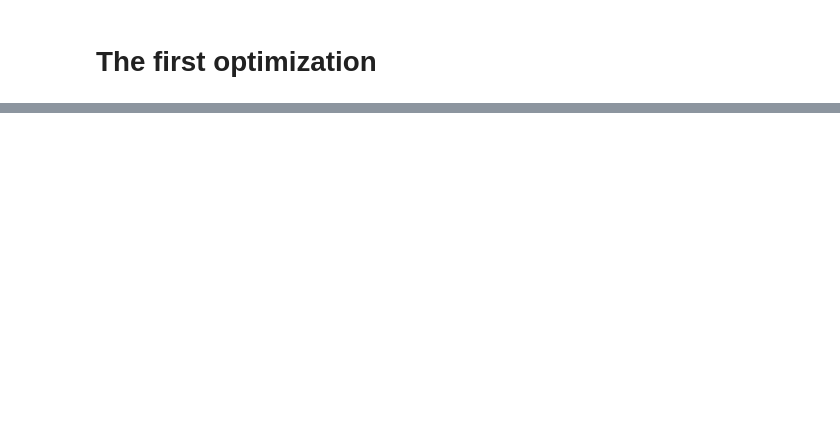
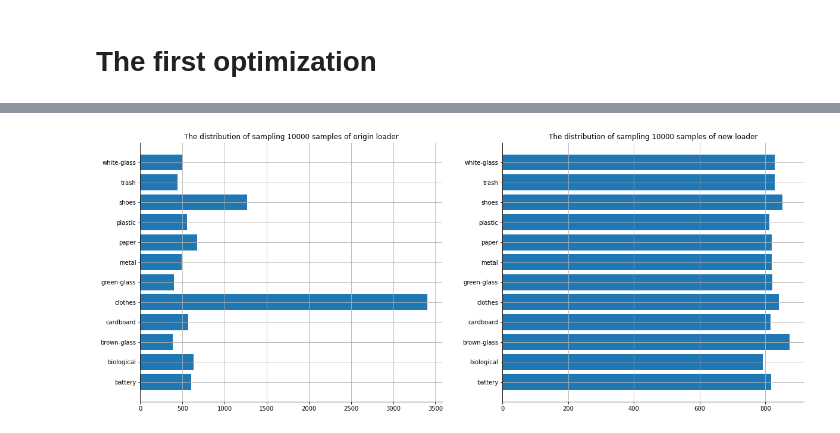
Before and after one commit to KMFtcy/CIE6004_assignment1, a Jupyter notebook: main.ipynb, the cells around one changed output, grey strips where cells are left out. Cells and saved outputs as stored; diff of their text form; code cells hidden in the pictures; blank space fills up the shorter version.

```diff
--- a/main.ipynb
+++ b/main.ipynb
@@ -621,0 +666,70 @@ Epoch 12/50, Loss: 0.4978045252844309, Acc: 53.17307662963867
+# %%
+# test new data loader
+sample_num = 10000
+
+count_origin_dic = {
+    0: 0,
+    1: 0,
+    2: 0,
+    3: 0,
+    4: 0,
+    5: 0,
+    6: 0,
+    7: 0,
+    8: 0,
+    9: 0,
+    10: 0,
+    11: 0
+}
+loop = tqdm(train_loader)
+for batch_idx, (data, target) in enumerate(loop):
+    for label in target:
+        count_origin_dic[label.item()] += 1
+    loop.set_description(f"Epoch [{batch_idx*batch_size}/{sample_num}]")
+    if batch_idx*batch_size >= sample_num:
+        break
+
+
+count_dic = {
+    0: 0,
+    1: 0,
+    2: 0,
+    3: 0,
+    4: 0,
+    5: 0,
+    6: 0,
+    7: 0,
+    8: 0,
+    9: 0,
+    10: 0,
+    11: 0
+}
+loop = tqdm(train_loader_update_1)
+for batch_idx, (data, target) in enumerate(loop):
+    for label in target:
+        count_dic[label.item()] += 1
+    loop.set_description(f"Epoch [{batch_idx*batch_size}/{sample_num}]")
+    if batch_idx*batch_size >= sample_num:
+        break
+
+fig = plt.figure(figsize=(20,8))
+plt.subplot(1, 2, 1)
+plt.title("The distribution of sampling 10000 samples of origin loader")
+bar = plt.barh(list(categories.keys()),list(count_origin_dic.values()))
+# plt.bar_label(bar, label_type='edge')
+ax=plt.gca()
+ax.spines['top'].set_visible(False)
+ax.spines['right'].set_visible(False)
+plt.grid(True)
+
+plt.subplot(1, 2, 2)
+plt.title("The distribution of sampling 10000 samples of new loader")
+bar = plt.barh(list(categories.keys()),list(count_dic.values()))
+# plt.bar_label(bar, label_type='edge')
+ax=plt.gca()
+ax.spines['top'].set_visible(False)
+ax.spines['right'].set_visible(False)
+plt.grid(True)
+plt.show()
+# %% [output]
+[figure, added]
```
Also changed, not shown: parts of 27 cells of this notebook, 4 other files.
